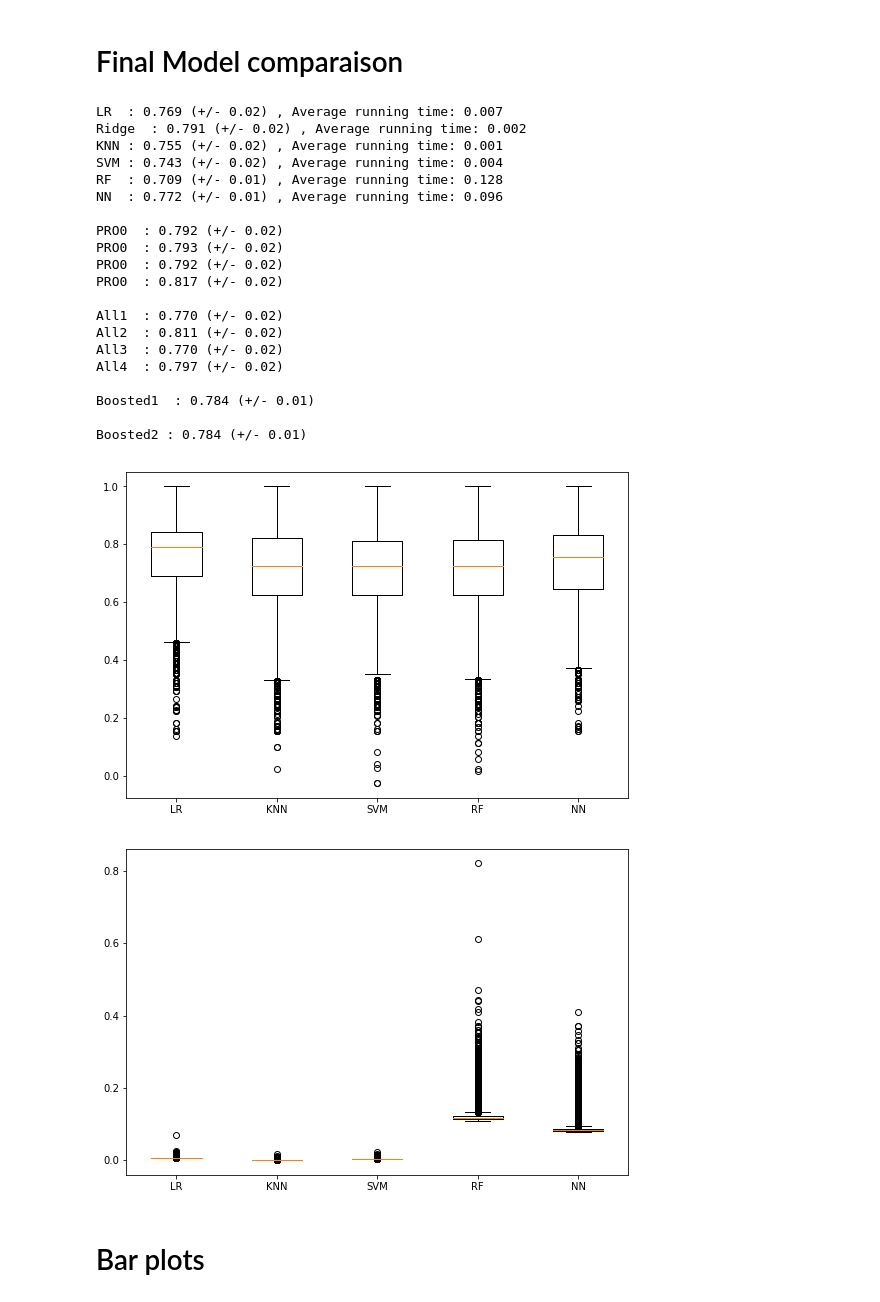
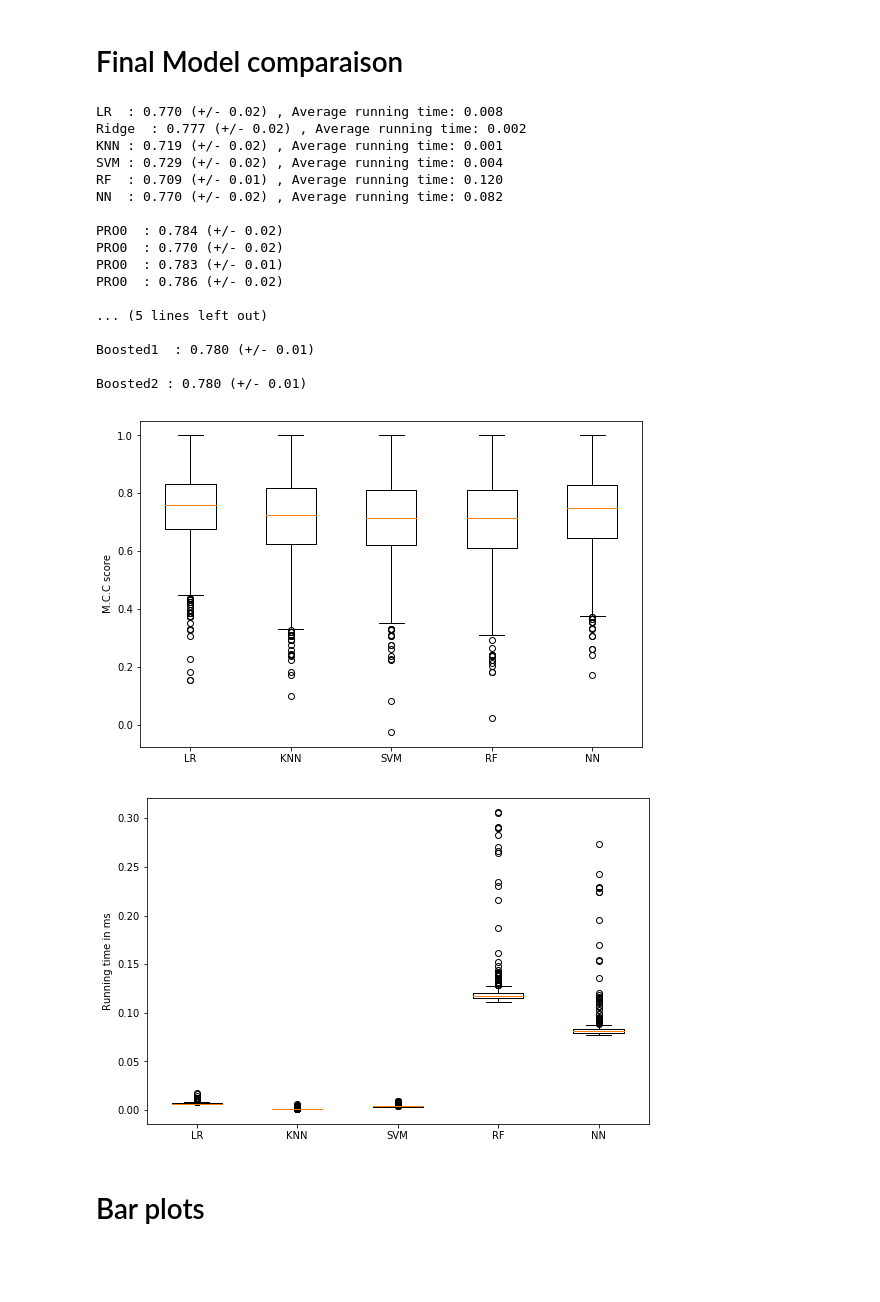
Before and after one commit to GabeOchieng/EbolaML-1, a Jupyter notebook: EbolaPrediction.ipynb, the cells around one changed output. Cells and saved outputs as stored; diff of their text form; code cells hidden in the pictures; blank space fills up the shorter version.

```diff
--- a/EbolaPrediction.ipynb
+++ b/EbolaPrediction.ipynb
@@ -982,7 +982,7 @@ matheus8= list()
 matheus9= list()
 matheus10= list()
 matheus11= list()
-
+matheusEns = list()
 
 
 time1= list()
@@ -992,7 +992,7 @@ time3= list()
 time4= list()
 time5= list()
 
-for i in range(1,20):
+for i in range(1,100):
     #train, validate, test = np.split(data.sample(frac=1), [int(.8*len(data)), int(.9*len(data))]) 80% train set, 10% test and 10% validation
     X_train, X_test, y_train, y_test = train_test_split(X, ytrue, test_size=0.15, random_state=i)
     #LR
@@ -1094,6 +1094,10 @@ for i in range(1,20):
     finalCombinedModel4=((combined4 == 0).sum(axis=1)< 4).astype(int)
     matheus9.append(matthews_corrcoef(y_test,finalCombinedModel4))
 
+    ensemble = VotingClassifier(estimators=[('LR',ridge), ('knn',knn), ('nn',mlp)], weights=[2,1,2],voting='hard')
+    ensemble.fit(X_train,y_train)
+    y_predEns=  ensemble.predict(X_test)
+    matheusEns.append(matthews_corrcoef(y_test,y_predEns))
     #########Boosted
     Xboosted1 = pd.concat([pd.DataFrame(data=y_pred1b,columns=['LG']),pd.DataFrame(data=y_pred2,columns=['KNN']),pd.DataFrame(data=y_pred3,columns=['SVM']),pd.DataFrame(data=y_pred4,columns=['RF']),pd.DataFrame(data=y_pred5,columns=['NN'])], axis=1)
     #X_Boostedtrain, X_Boostedtest, y_Boostedtrain, y_Boostedtest = train_test_split(Xboosted, y_test, test_size=0.15, random_state=3)
@@ -1110,6 +1114,8 @@ for i in range(1,20):
     probs11=  lg10.predict_proba(Xboosted2)
     y_pred11 = [int(0.5 < p[1]) for p in probs11]
     matheus11.append(matthews_corrcoef(y_test,y_pred11))
+
+
 
 print("LR  : %0.3f (+/- %0.2f) , Average running time: %0.3f " % (np.mean(matheus1),np.var(matheus1),np.mean(time1)))
 print("Ridge  : %0.3f (+/- %0.2f) , Average running time: %0.3f " % (np.mean(matheus1b),np.var(matheus1b),np.mean(time1b)))
@@ -1129,48 +1135,49 @@ print("\nAll1  : %0.3f (+/- %0.2f)" % (np.mean(matheus6),np.var(matheus6)))
 print("All2  : %0.3f (+/- %0.2f)" % (np.mean(matheus7),np.var(matheus7)))
 print("All3  : %0.3f (+/- %0.2f)" % (np.mean(matheus8),np.var(matheus8)))
 print("All4  : %0.3f (+/- %0.2f)" % (np.mean(matheus9),np.var(matheus9)))
+print("Scikit voting  : %0.3f (+/- %0.2f)" % (np.mean(matheusEns),np.var(matheusEns)))
+
+
 print("\nBoosted1  : %0.3f (+/- %0.2f)" % (np.mean(matheus10),np.var(matheus10)))
 print("\nBoosted2 : %0.3f (+/- %0.2f)" % (np.mean(matheus11),np.var(matheus11)))
 # %% [output]
-LR  : 0.769 (+/- 0.02) , Average running time: 0.007
-Ridge  : 0.791 (+/- 0.02) , Average running time: 0.002
-KNN : 0.755 (+/- 0.02) , Average running time: 0.001
-SVM : 0.743 (+/- 0.02) , Average running time: 0.004
-RF  : 0.709 (+/- 0.01) , Average running time: 0.128
-NN  : 0.772 (+/- 0.01) , Average running time: 0.096
+LR  : 0.770 (+/- 0.02) , Average running time: 0.008
+Ridge  : 0.777 (+/- 0.02) , Average running time: 0.002
+KNN : 0.719 (+/- 0.02) , Average running time: 0.001
+SVM : 0.729 (+/- 0.02) , Average running time: 0.004
+RF  : 0.709 (+/- 0.01) , Average running time: 0.120
+NN  : 0.770 (+/- 0.02) , Average running time: 0.082
 
-PRO0  : 0.792 (+/- 0.02)
-PRO0  : 0.793 (+/- 0.02)
-PRO0  : 0.792 (+/- 0.02)
-PRO0  : 0.817 (+/- 0.02)
+PRO0  : 0.784 (+/- 0.02)
+PRO0  : 0.770 (+/- 0.02)
+PRO0  : 0.783 (+/- 0.01)
+PRO0  : 0.786 (+/- 0.02)
 
-All1  : 0.770 (+/- 0.02)
-All2  : 0.811 (+/- 0.02)
-All3  : 0.770 (+/- 0.02)
-All4  : 0.797 (+/- 0.02)
+... (5 lines left out)
 
-Boosted1  : 0.784 (+/- 0.01)
+Boosted1  : 0.780 (+/- 0.01)
 
-Boosted2 : 0.784 (+/- 0.01)
+Boosted2 : 0.780 (+/- 0.01)
 # %%
 import plotly.plotly as py
 import plotly.graph_objs as go
 
 scores = [matheus1b, matheus2, matheus3, matheus4, matheus5]
 times  = [time1, time2, time3, time4, time5]
 fig = plt.figure(1, figsize=(9, 6))
 
 # Create an axes instance
 ax = fig.add_subplot(111)
 # Create the boxplot
 bp = ax.boxplot(scores)
 ax.set_xticklabels(['LR', 'KNN', 'SVM', 'RF','NN'])
+ax.set_ylabel('M.C.C score')
 plt.show()
 
 # Save the figure
 fig.savefig('fig4scores.png', bbox_inches='tight')
 # %% [output]
-[figure, old version]
+[figure, new version]
 # %%
 
 times  = [time1, time2, time3, time4, time5]
@@ -1181,12 +1188,13 @@ ax = fig.add_subplot(111)
 # Create the boxplot
 bp = ax.boxplot(times)
 ax.set_xticklabels(['LR', 'KNN', 'SVM', 'RF','NN'])
+ax.set_ylabel('Running time in ms')
 plt.show()
 
 # Save the figure
 fig.savefig('fig3times.png', bbox_inches='tight')
 # %% [output]
-[figure, old version]
+[figure, new version]
 # %% [markdown]
 # Bar plots
 # %%
```
Also changed, not shown: parts of 4 cells of this notebook.
